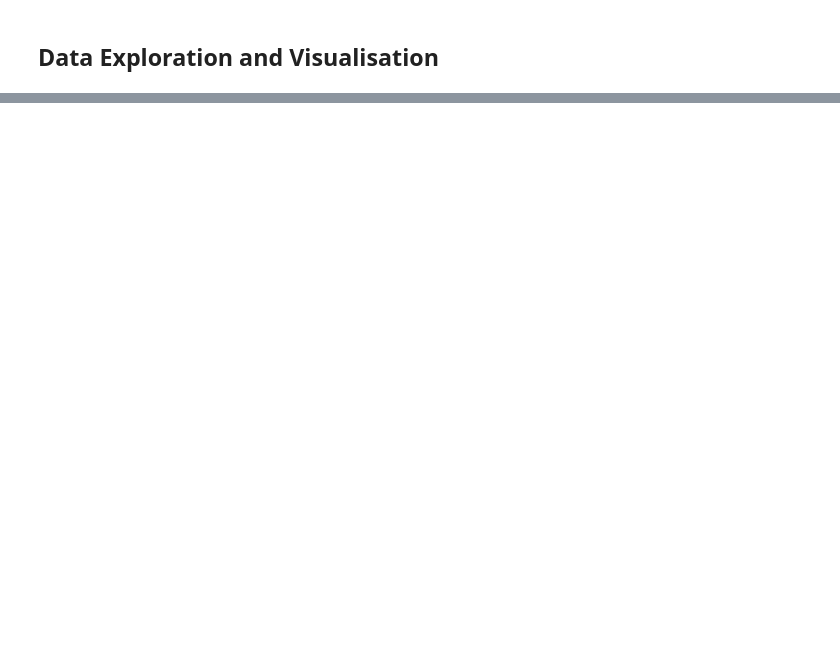
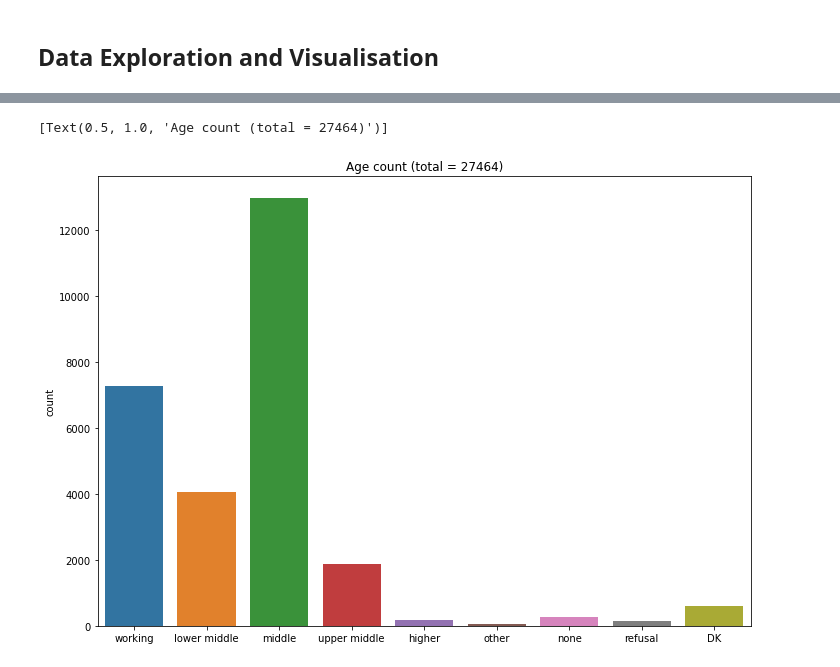
Before and after one commit to OskarKrafft/Machine-Learning-Project, a Jupyter notebook: 02_Data_Exploration_Visualisation.ipynb, the cells around one changed output, grey strips where cells are left out. Cells and saved outputs as stored; diff of their text form; code cells hidden in the pictures; blank space fills up the shorter version.

```diff
--- a/02_Data_Exploration_Visualisation.ipynb
+++ b/02_Data_Exploration_Visualisation.ipynb
@@ -79,0 +82,15 @@ countplot.set(title='Voting behavior count (total = 27464)')
+# %%
+# class total
+
+from matplotlib import rcParams
+
+# figure size in inches
+rcParams['figure.figsize'] = 11.7,8.27
+
+countplot = sns.countplot(data = eppes_cleaned, x = "d63")
+countplot.set(xlabel='', ylabel='count')
+countplot.set(xticklabels=["working", "lower middle", "middle", "upper middle", "higher", "other", "none", "refusal", "DK"])
+countplot.set(title='Age count (total = 27464)')
+# %% [output]
+[Text(0.5, 1.0, 'Age count (total = 27464)')]
+[figure, added]
```
Also changed, not shown: parts of 9 cells of this notebook.
